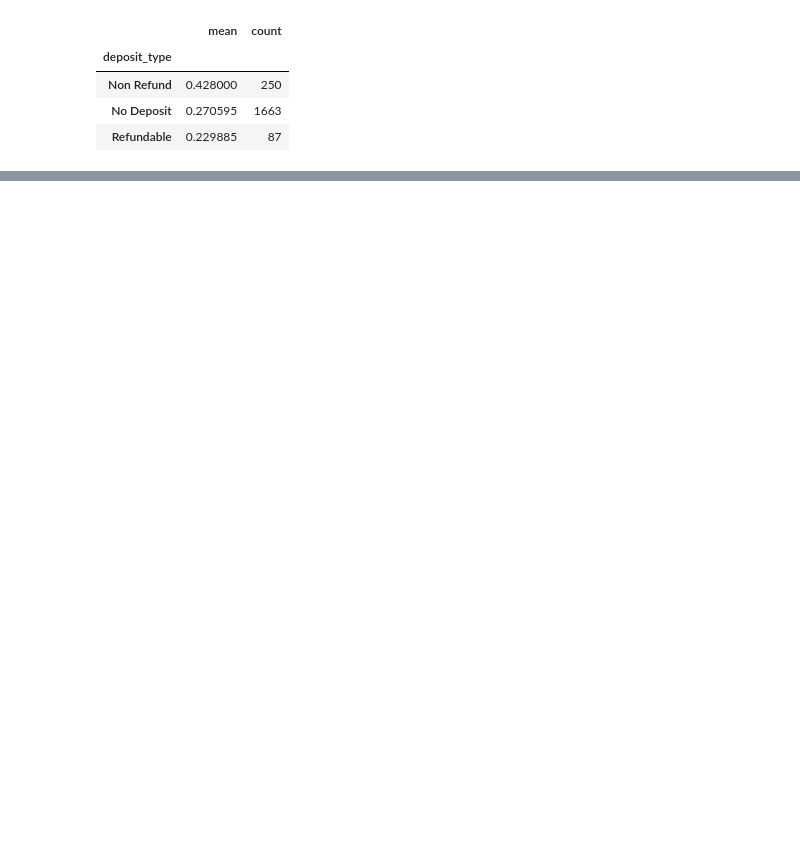
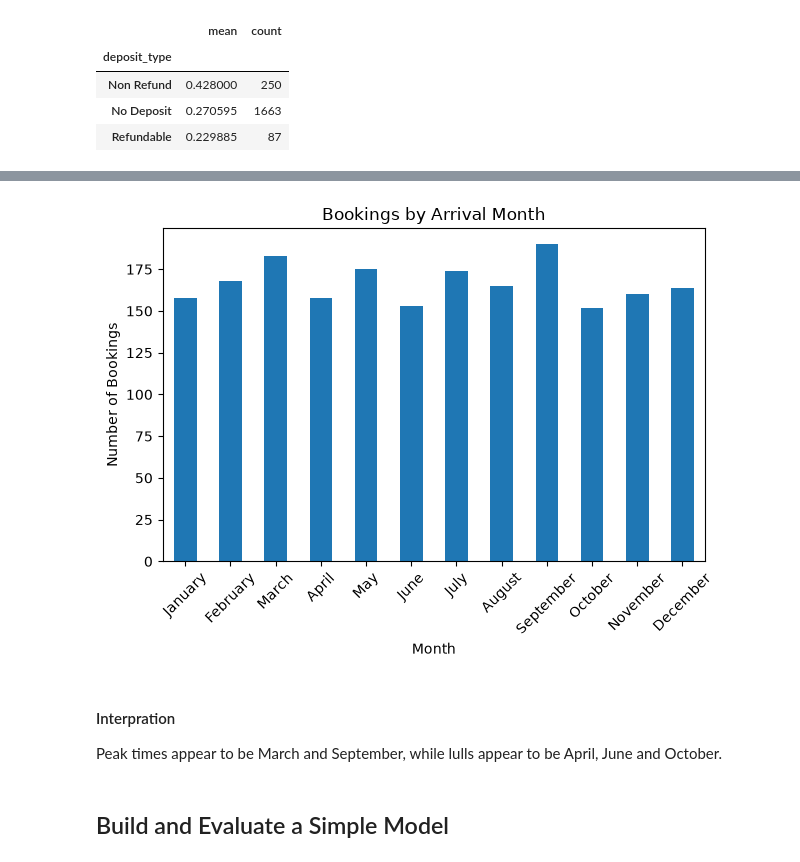
Before and after one commit to Strawby/hotel-booking-analysis, a Jupyter notebook: notebooks/hotel_analysis.ipynb, the cells around one changed output, grey strips where cells are left out. Cells and saved outputs as stored; diff of their text form; code cells hidden in the pictures; blank space fills up the shorter version.

```diff
--- a/notebooks/hotel_analysis.ipynb
+++ b/notebooks/hotel_analysis.ipynb
@@ -225,0 +256,13 @@ display(deposit_results)
+# %%
+# Question 5: Which months receive the most bookings?
+month_order = [
+"January", "February", "March", "April",
+"May", "June", "July", "August",
+"September", "October", "November", "December",
+]
+monthly_bookings = (
+clean["arrival_date_month"]
+.value_counts()
+.reindex(month_order)
+)
+display(monthly_bookings)
@@ -225,0 +284,19 @@ display(deposit_results)
+# %%
+monthly_bookings.plot(kind="bar")
+plt.title("Bookings by Arrival Month")
+plt.xlabel("Month")
+plt.ylabel("Number of Bookings")
+plt.xticks(rotation=45)
+plt.tight_layout()
+plt.savefig(
+"../reports/figures/bookings_by_month.png",
+dpi=150,
+)
+plt.show()
+# %% [output]
+[figure, added]
+# %% [markdown]
+#### Interpration
+Peak times appear to be March and September, while lulls appear to be April, June and October.
+# %% [markdown]
+## Build and Evaluate a Simple Model
```
Also changed, not shown: parts of 23 cells of this notebook, 3 other files.
